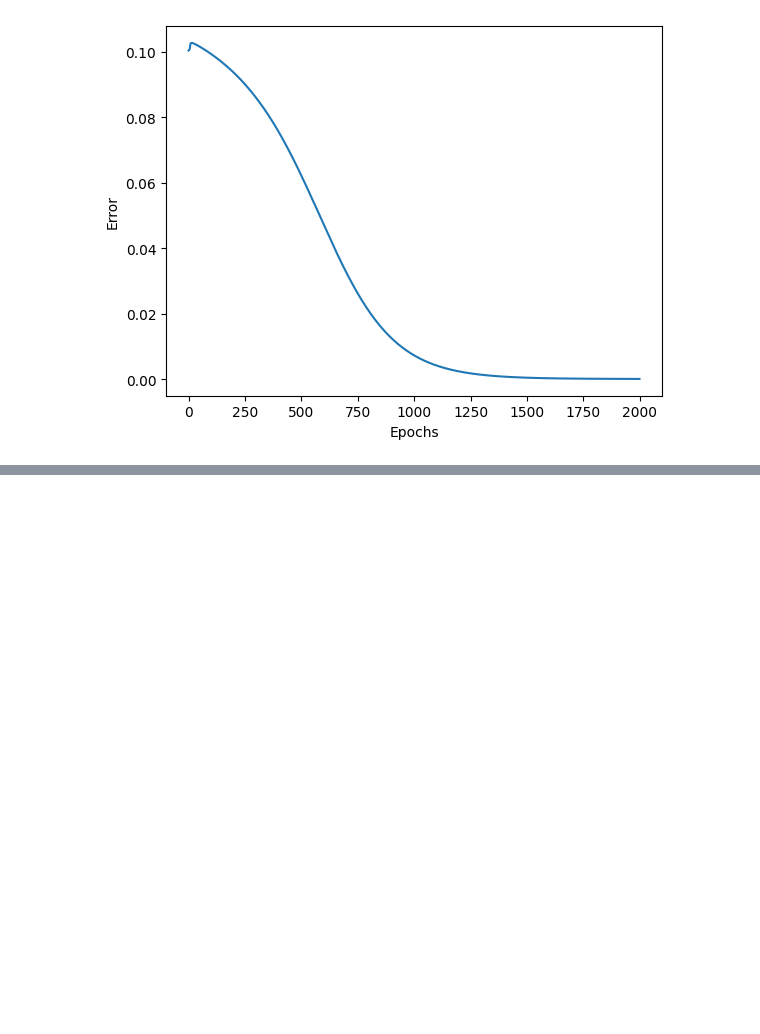
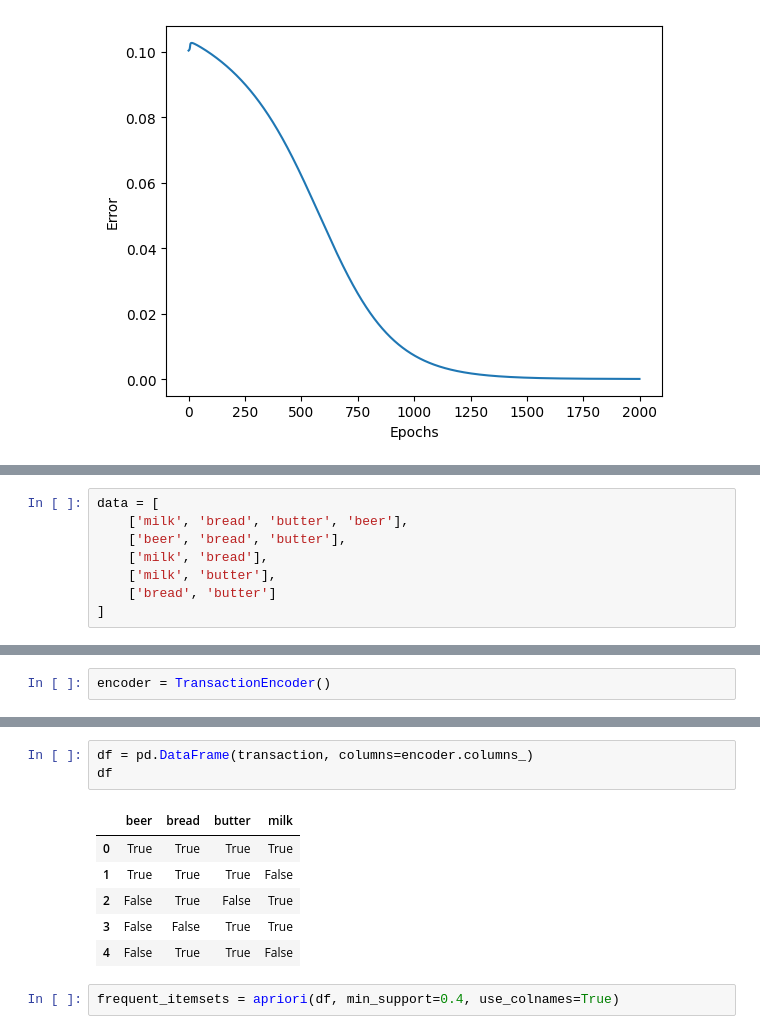
Before and after one commit to shahjamanbadhon/Data-Mining, a Jupyter notebook: Labfinal.ipynb, the cells around one changed output, grey strips where cells are left out. Drawn from its saved outputs; the diff is of its cells as text; blank space fills up the shorter version.

```diff
--- a/Labfinal.ipynb
+++ b/Labfinal.ipynb
@@ -104,0 +128,8 @@ plt.show()
+# %%
+data = [
+    ['milk', 'bread', 'butter', 'beer'],
+    ['beer', 'bread', 'butter'],
+    ['milk', 'bread'],
+    ['milk', 'butter'],
+    ['bread', 'butter']
+]
@@ -104,0 +139,2 @@ plt.show()
+# %%
+encoder = TransactionEncoder()
@@ -104,0 +154,12 @@ plt.show()
+# %%
+df = pd.DataFrame(transaction, columns=encoder.columns_)
+df
+# %% [output]
+|  | beer | bread | butter | milk |
+| 0 | True | True | True | True |
+| 1 | True | True | True | False |
+| 2 | False | True | False | True |
+| 3 | False | False | True | True |
+| 4 | False | True | True | False |
+# %%
+frequent_itemsets = apriori(df, min_support=0.4, use_colnames=True)
```
Also changed, not shown: parts of 7 cells of this notebook.
